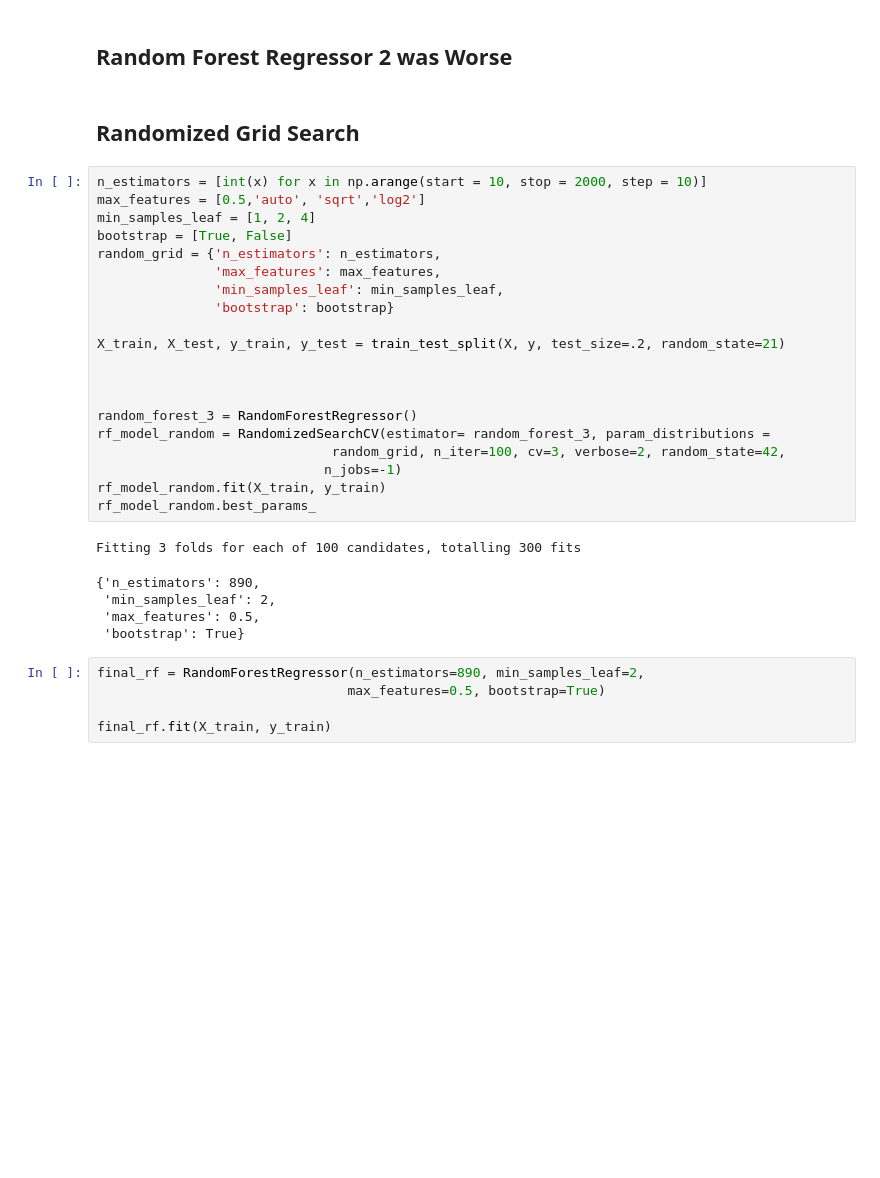
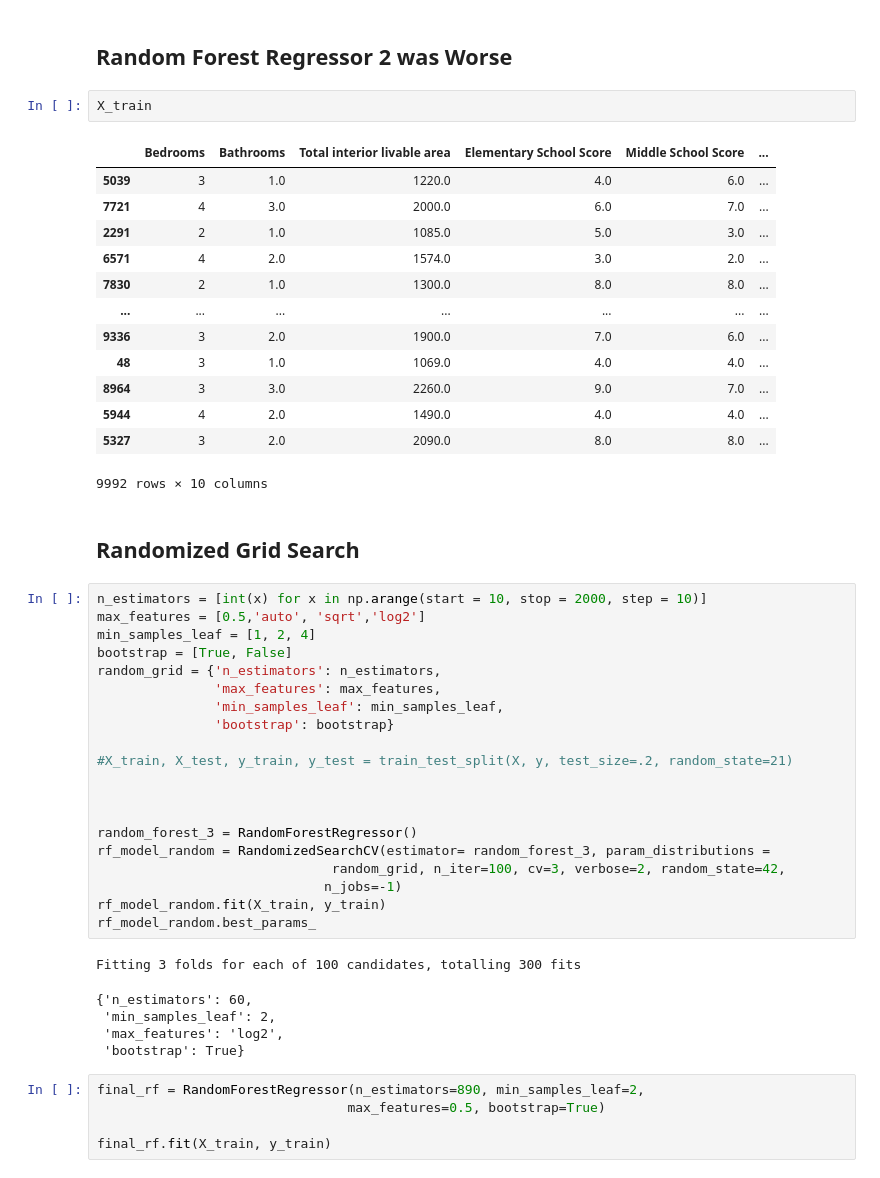
Before and after one commit to sadeedadnan/ECS-171-machine-learning-project-, a Jupyter notebook: Random Forest.ipynb, the cells around one changed output. Cells and saved outputs as stored; diff of their text form; blank space fills up the shorter version.

```diff
--- a/Random Forest.ipynb
+++ b/Random Forest.ipynb
@@ -309,6 +311,22 @@ print("Scores ", scores)
 Scores  [312895.34855518, 1058743.8935014347]
 # %% [markdown]
 ## Random Forest Regressor 2 was Worse
+# %%
+X_train
+# %% [output]
+|  | Bedrooms | Bathrooms | Total interior livable area | Elementary School Score | Middle School Score | ... |
+| 5039 | 3 | 1.0 | 1220.0 | 4.0 | 6.0 | ... |
+| 7721 | 4 | 3.0 | 2000.0 | 6.0 | 7.0 | ... |
+| 2291 | 2 | 1.0 | 1085.0 | 5.0 | 3.0 | ... |
+| 6571 | 4 | 2.0 | 1574.0 | 3.0 | 2.0 | ... |
+| 7830 | 2 | 1.0 | 1300.0 | 8.0 | 8.0 | ... |
+| ... | ... | ... | ... | ... | ... | ... |
+| 9336 | 3 | 2.0 | 1900.0 | 7.0 | 6.0 | ... |
+| 48 | 3 | 1.0 | 1069.0 | 4.0 | 4.0 | ... |
+| 8964 | 3 | 3.0 | 2260.0 | 9.0 | 7.0 | ... |
+| 5944 | 4 | 2.0 | 1490.0 | 4.0 | 4.0 | ... |
+| 5327 | 3 | 2.0 | 2090.0 | 8.0 | 8.0 | ... |
+9992 rows × 10 columns
 # %% [markdown]
   ## Randomized Grid Search
 # %%
@@ -321,7 +339,7 @@ random_grid = {'n_estimators': n_estimators,
                'min_samples_leaf': min_samples_leaf,
                'bootstrap': bootstrap}
 
-X_train, X_test, y_train, y_test = train_test_split(X, y, test_size=.2, random_state=21)
+#X_train, X_test, y_train, y_test = train_test_split(X, y, test_size=.2, random_state=21)
 
 
 
@@ -333,9 +351,9 @@ rf_model_random.fit(X_train, y_train)
 rf_model_random.best_params_
 # %% [output]
 Fitting 3 folds for each of 100 candidates, totalling 300 fits
-{'n_estimators': 890,
+{'n_estimators': 60,
  'min_samples_leaf': 2,
- 'max_features': 0.5,
+ 'max_features': 'log2',
  'bootstrap': True}
 # %%
 final_rf = RandomForestRegressor(n_estimators=890, min_samples_leaf=2,
```
Also changed, not shown: parts of 11 cells of this notebook, 1 other file.
